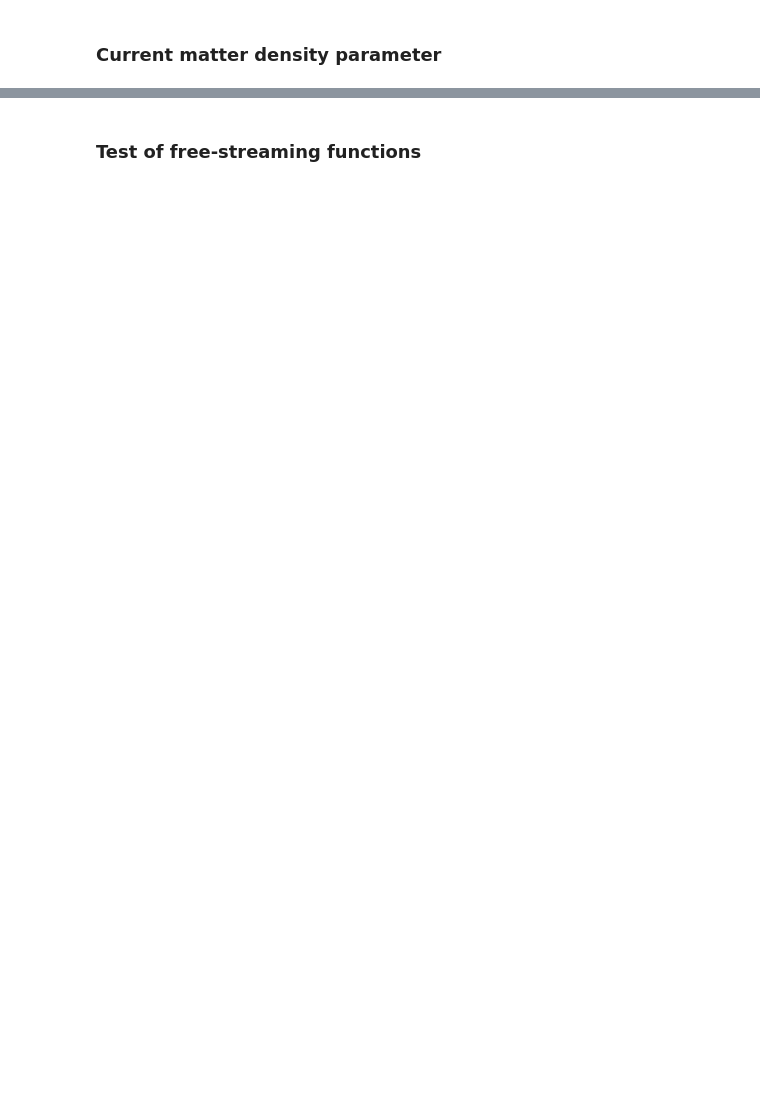
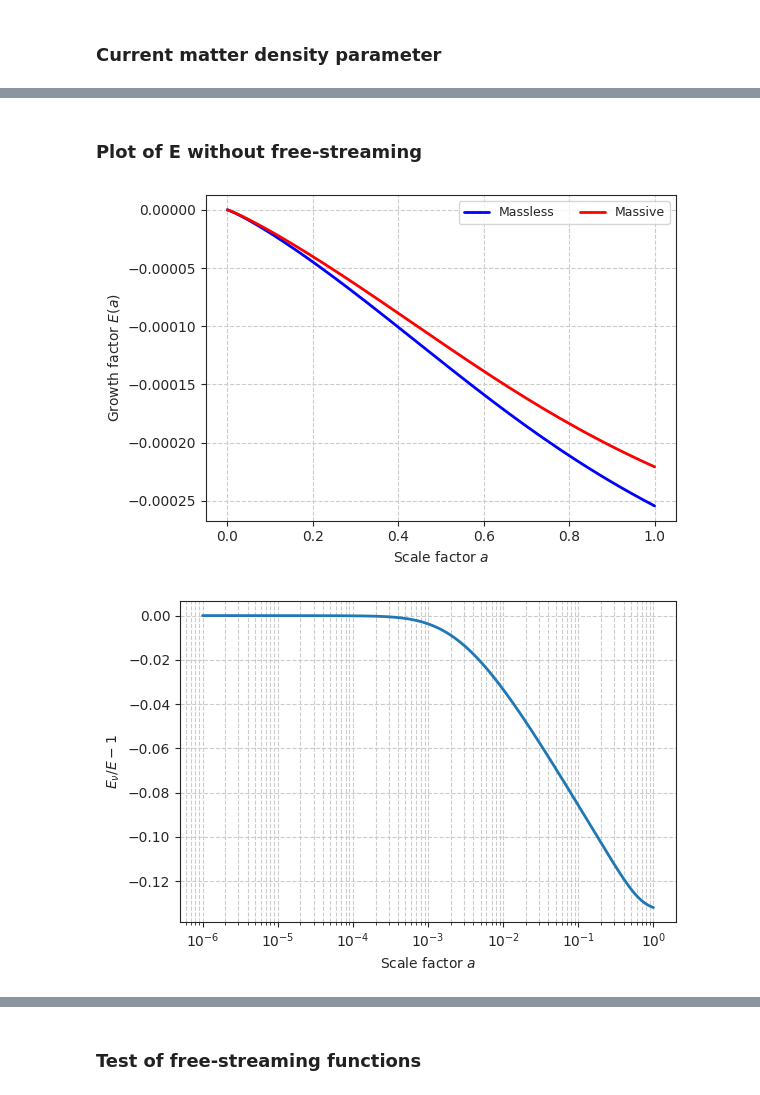
Before and after one commit to Xantyos13/DISCO-DJ, a Jupyter notebook: Neutrinos/Neutrinos_impact_on_growth.ipynb, the cells around one changed output, grey strips where cells are left out. Drawn from its saved outputs; the diff is of its cells as text; code cells hidden in the pictures; blank space fills up the shorter version.

```diff
--- a/Neutrinos/Neutrinos_impact_on_growth.ipynb
+++ b/Neutrinos/Neutrinos_impact_on_growth.ipynb
@@ -517,0 +621,33 @@ def Omega_m_nu_FS(a, k):
+# %% [markdown]
+### Plot of E without free-streaming
+# %%
+#Plot E vs E_nu
+plt.figure(figsize=(6,4))
+plt.plot(
+        a,
+        E,
+        color="blue", lw=2, label=r'Massless')
+plt.plot(
+        a,
+        E_nu,
+        color='red', lw=2, label=r'Massive')
+plt.xlabel(r'Scale factor $a$')
+plt.ylabel(r'Growth factor $E(a)$')
+plt.legend(ncol=2, fontsize=9)
+plt.grid(True, which='both', ls='--')
+plt.tight_layout()
+plt.show()
+#plt.savefig('E.pgf')
+
+#Plot [(E/E_nu)-1] (log scale)
+plt.figure(figsize=(6,4))
+plt.semilogx(a, E_nu/E - 1, lw=2)
+plt.xlabel(r'Scale factor $a$')
+plt.ylabel(r'$E_\nu/E - 1$')
+plt.grid(True, which='both', ls='--')
+plt.tight_layout()
+plt.show()
+#plt.savefig('E_diff.pgf')
+# %% [output]
+[figure, added]
+[figure, added]
```
Also changed, not shown: parts of 39 cells of this notebook, 10 other files.
